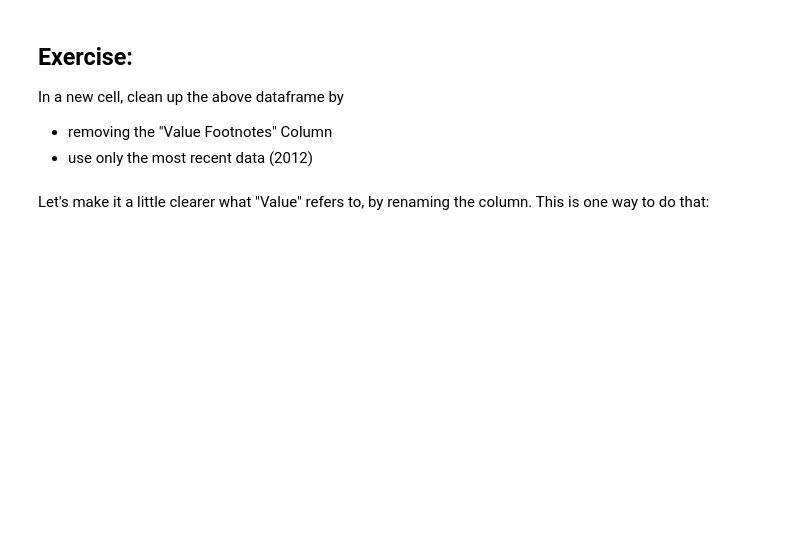
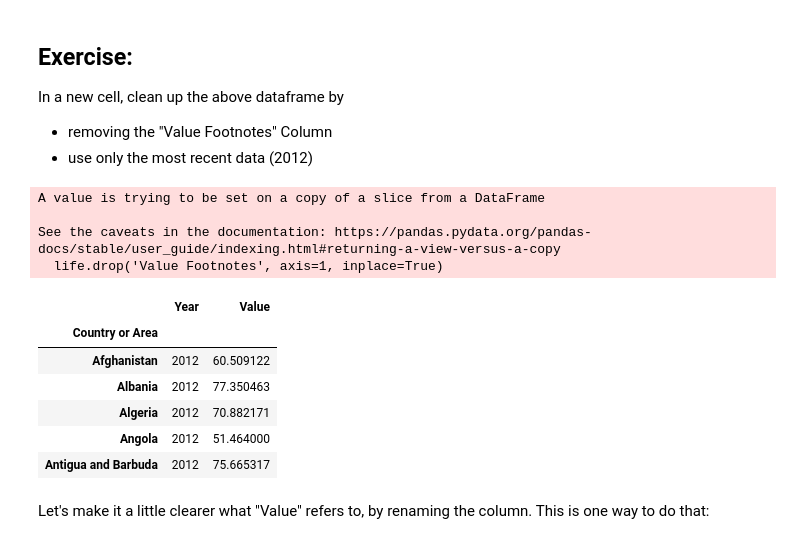
Before and after one commit to yizhenhanucl/QM2, a Jupyter notebook: notebooks/RW. Merging and Joining.ipynb, the cells around one changed output. Drawn from its saved outputs; the diff is of its cells as text; code cells hidden in the pictures; blank space fills up the shorter version.

```diff
--- a/notebooks/RW. Merging and Joining.ipynb
+++ b/notebooks/RW. Merging and Joining.ipynb
@@ -494,6 +507,22 @@ In a new cell, clean up the above dataframe by
 
 - removing the "Value Footnotes" Column
 - use only the most recent data (2012)
+# %%
+life = life[life['Year']==2012]
+life.drop('Value Footnotes', axis=1, inplace=True)
+life.head()
+# %% [output]
+A value is trying to be set on a copy of a slice from a DataFrame
+
+See the caveats in the documentation: https://pandas.pydata.org/pandas-docs/stable/user_guide/indexing.html#returning-a-view-versus-a-copy
+  life.drop('Value Footnotes', axis=1, inplace=True)
+|  | Year | Value |
+| Country or Area |  |  |
+| Afghanistan | 2012 | 60.509122 |
+| Albania | 2012 | 77.350463 |
+| Algeria | 2012 | 70.882171 |
+| Angola | 2012 | 51.464000 |
+| Antigua and Barbuda | 2012 | 75.665317 |
 # %% [markdown]
 Let's make it a little clearer what "Value" refers to, by renaming the column. This is one way to do that:
 # %%
```
Also changed, not shown: parts of 5 cells of this notebook.
